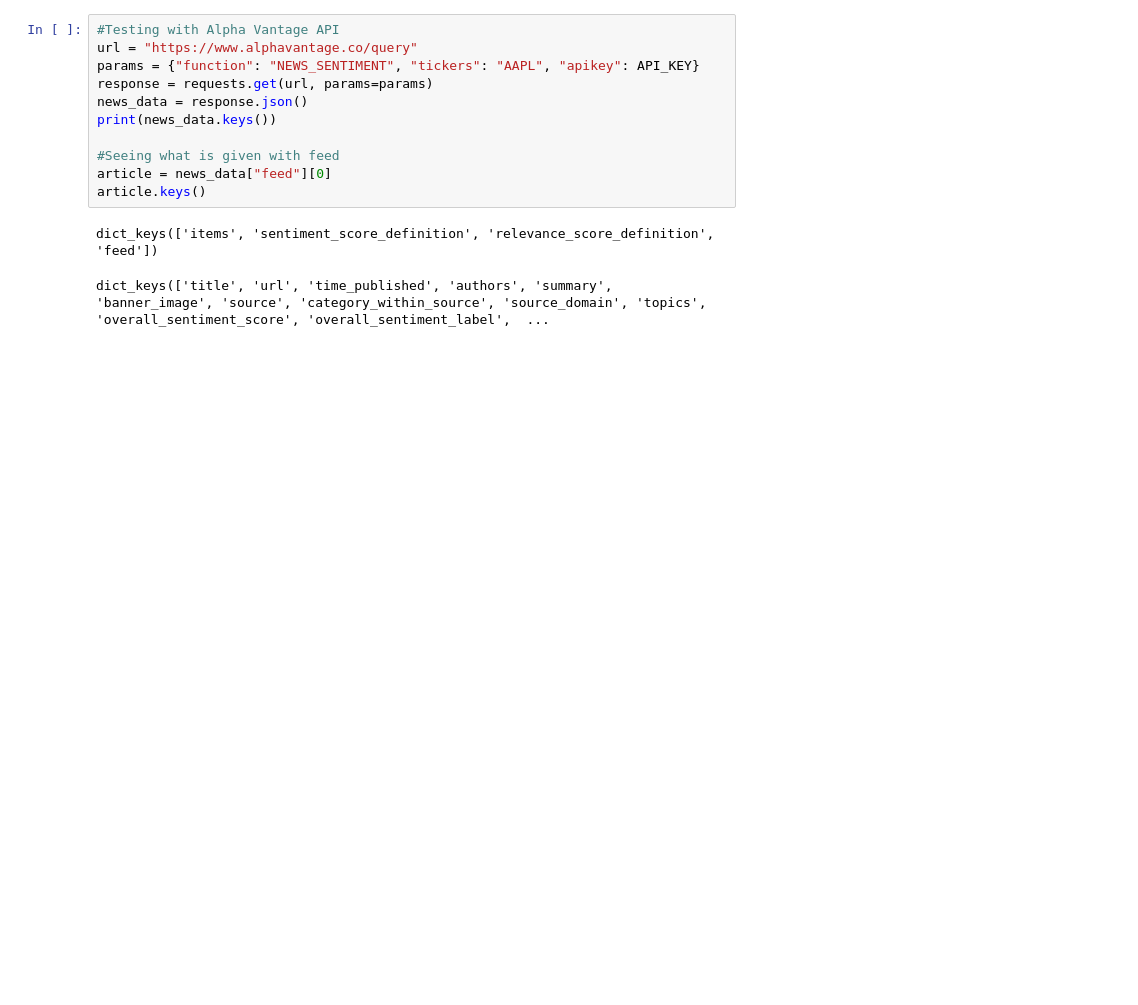
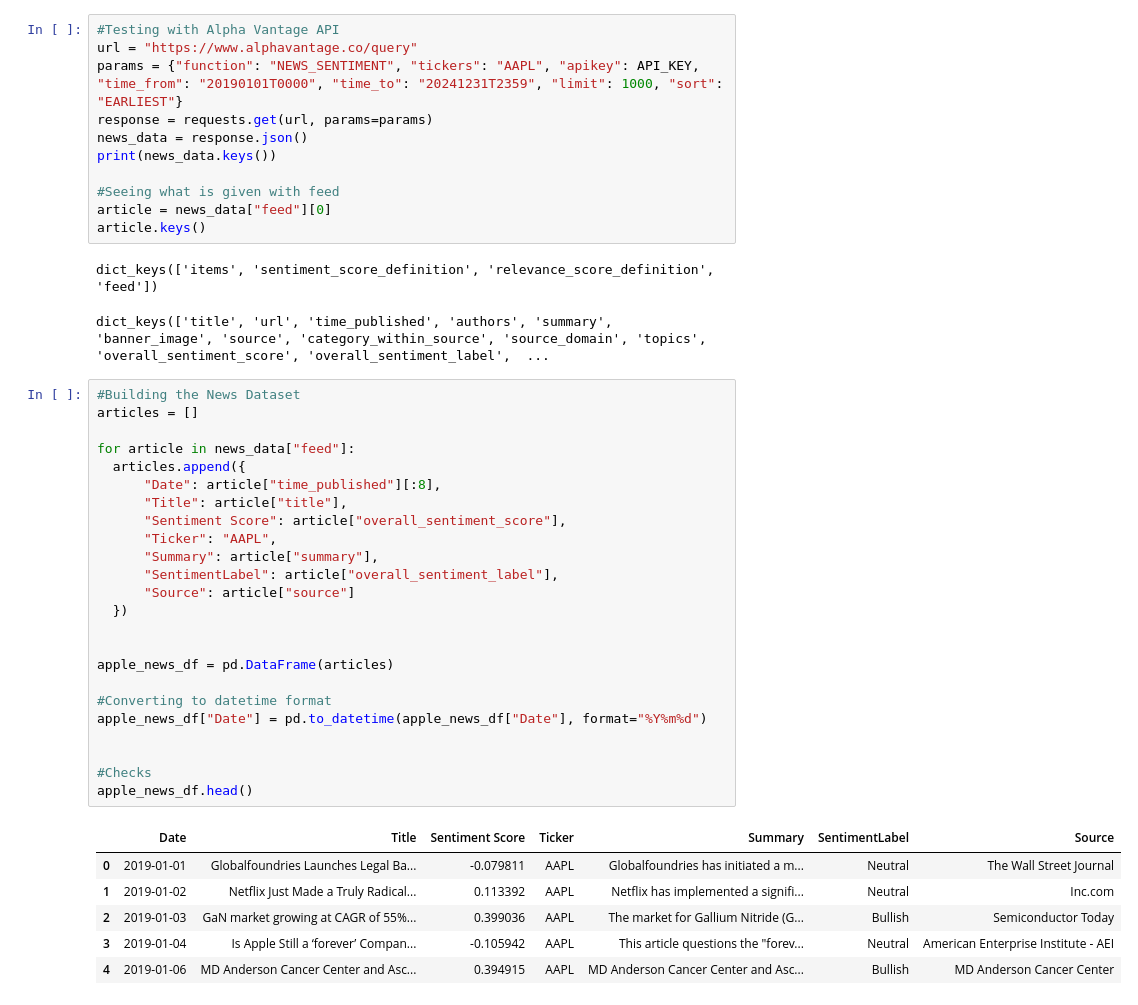
Before and after one commit to johnisaiah09/FinanceResearch-TCS-, a Jupyter notebook: Stock_Market_Research.ipynb, the cells around one changed output. Cells and saved outputs as stored; diff of their text form; blank space fills up the shorter version.

Commit message:
Started getting/building news dataset (AAPL specifically)

```diff
--- a/Stock_Market_Research.ipynb
+++ b/Stock_Market_Research.ipynb
@@ -463,7 +463,7 @@ weighted avg       0.52      0.53      0.51      1170
 # %%
 #Testing with Alpha Vantage API
 url = "https://www.alphavantage.co/query"
-params = {"function": "NEWS_SENTIMENT", "tickers": "AAPL", "apikey": API_KEY}
+params = {"function": "NEWS_SENTIMENT", "tickers": "AAPL", "apikey": API_KEY, "time_from": "20190101T0000", "time_to": "20241231T2359", "limit": 1000, "sort": "EARLIEST"}
 response = requests.get(url, params=params)
 news_data = response.json()
 print(news_data.keys())
@@ -474,3 +474,34 @@ article.keys()
 # %% [output]
 dict_keys(['items', 'sentiment_score_definition', 'relevance_score_definition', 'feed'])
 dict_keys(['title', 'url', 'time_published', 'authors', 'summary', 'banner_image', 'source', 'category_within_source', 'source_domain', 'topics', 'overall_sentiment_score', 'overall_sentiment_label',  ...
+# %%
+#Building the News Dataset
+articles = []
+
+for article in news_data["feed"]:
+  articles.append({
+      "Date": article["time_published"][:8],
+      "Title": article["title"],
+      "Sentiment Score": article["overall_sentiment_score"],
+      "Ticker": "AAPL",
+      "Summary": article["summary"],
+      "SentimentLabel": article["overall_sentiment_label"],
+      "Source": article["source"]
+  })
+
+
+apple_news_df = pd.DataFrame(articles)
+
+#Converting to datetime format
+apple_news_df["Date"] = pd.to_datetime(apple_news_df["Date"], format="%Y%m%d")
+
+
+#Checks
+apple_news_df.head()
+# %% [output]
+|  | Date | Title | Sentiment Score | Ticker | Summary | SentimentLabel | Source |
+| 0 | 2019-01-01 | Globalfoundries Launches Legal Ba... | -0.079811 | AAPL | Globalfoundries has initiated a m... | Neutral | The Wall Street Journal |
+| 1 | 2019-01-02 | Netflix Just Made a Truly Radical... | 0.113392 | AAPL | Netflix has implemented a signifi... | Neutral | Inc.com |
+| 2 | 2019-01-03 | GaN market growing at CAGR of 55%... | 0.399036 | AAPL | The market for Gallium Nitride (G... | Bullish | Semiconductor Today |
+| 3 | 2019-01-04 | Is Apple Still a ‘forever’ Compan... | -0.105942 | AAPL | This article questions the "forev... | Neutral | American Enterprise Institute - AEI |
+| 4 | 2019-01-06 | MD Anderson Cancer Center and Asc... | 0.394915 | AAPL | MD Anderson Cancer Center and Asc... | Bullish | MD Anderson Cancer Center |
```
Also changed, not shown: parts of 4 cells of this notebook.
